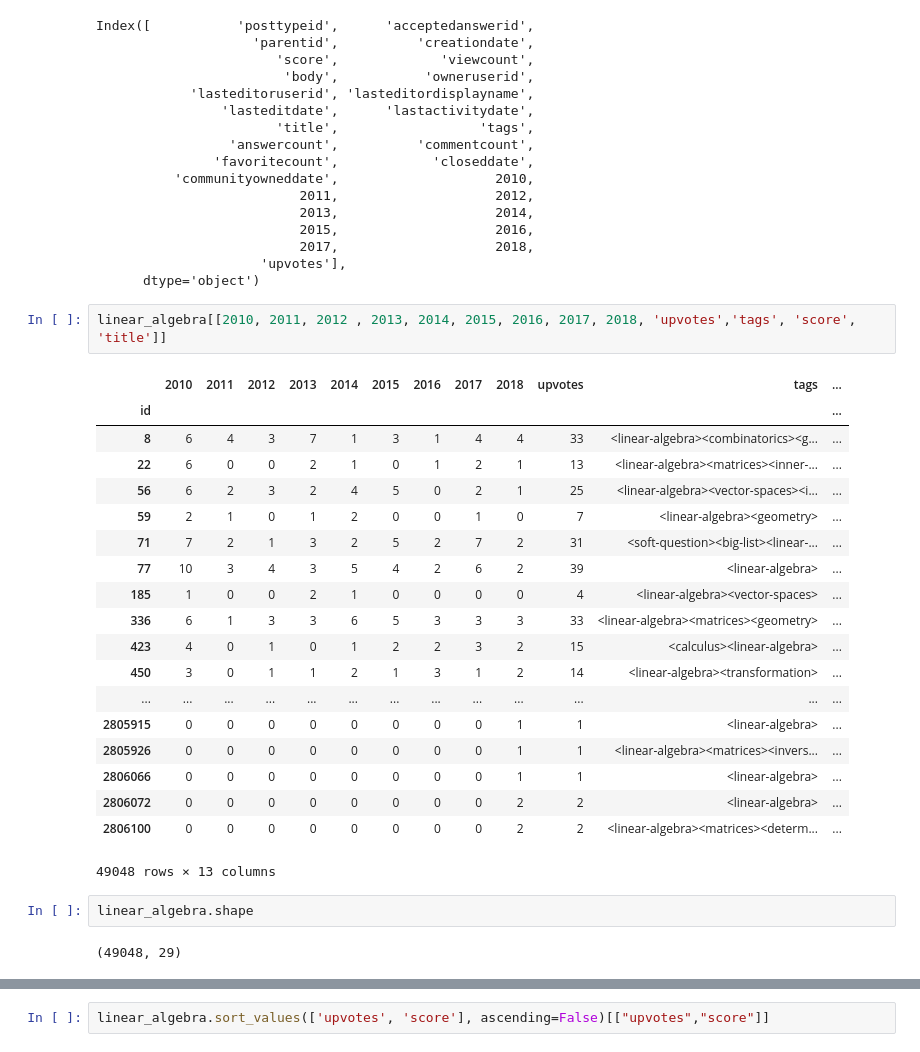
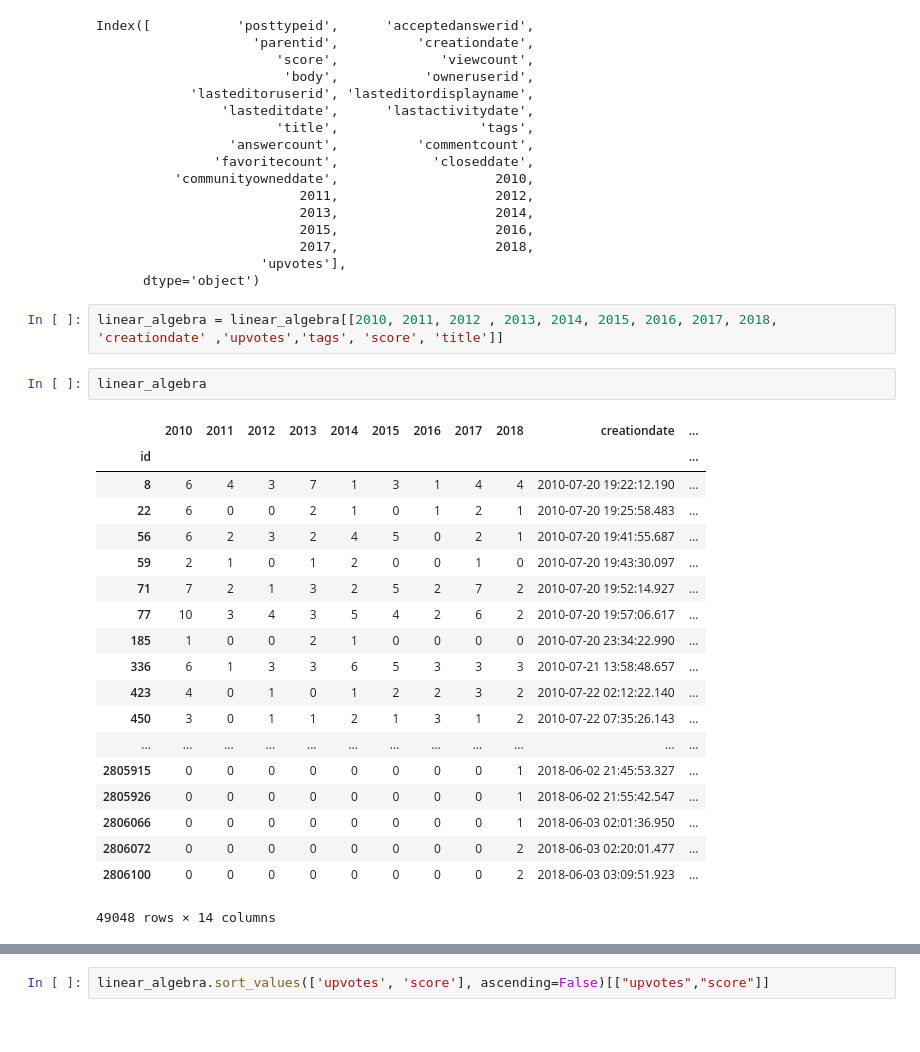
Before and after one commit to charlieanna/coop, a Jupyter notebook: question_comparison.ipynb, the cells around one changed output, grey strips where cells are left out. Saved outputs shown, nothing was run; the diff lists cells and outputs as text.

```diff
--- a/question_comparison.ipynb
+++ b/question_comparison.ipynb
@@ -407,31 +394,29 @@ Index([           'posttypeid',      'acceptedanswerid',
                      'upvotes'],
       dtype='object')
 # %%
-linear_algebra[[2010, 2011, 2012 , 2013, 2014, 2015, 2016, 2017, 2018, 'upvotes','tags', 'score', 'title']]
+linear_algebra = linear_algebra[[2010, 2011, 2012 , 2013, 2014, 2015, 2016, 2017, 2018, 'creationdate' ,'upvotes','tags', 'score', 'title']]
-# %% [output]
-|  | 2010 | 2011 | 2012 | 2013 | 2014 | 2015 | 2016 | 2017 | 2018 | upvotes | tags | ... |
-| id |  |  |  |  |  |  |  |  |  |  |  | ... |
-| 8 | 6 | 4 | 3 | 7 | 1 | 3 | 1 | 4 | 4 | 33 | <linear-algebra><combinatorics><g... | ... |
-| 22 | 6 | 0 | 0 | 2 | 1 | 0 | 1 | 2 | 1 | 13 | <linear-algebra><matrices><inner-... | ... |
-| 56 | 6 | 2 | 3 | 2 | 4 | 5 | 0 | 2 | 1 | 25 | <linear-algebra><vector-spaces><i... | ... |
-| 59 | 2 | 1 | 0 | 1 | 2 | 0 | 0 | 1 | 0 | 7 | <linear-algebra><geometry> | ... |
-| 71 | 7 | 2 | 1 | 3 | 2 | 5 | 2 | 7 | 2 | 31 | <soft-question><big-list><linear-... | ... |
-| 77 | 10 | 3 | 4 | 3 | 5 | 4 | 2 | 6 | 2 | 39 | <linear-algebra> | ... |
-| 185 | 1 | 0 | 0 | 2 | 1 | 0 | 0 | 0 | 0 | 4 | <linear-algebra><vector-spaces> | ... |
-| 336 | 6 | 1 | 3 | 3 | 6 | 5 | 3 | 3 | 3 | 33 | <linear-algebra><matrices><geometry> | ... |
-| 423 | 4 | 0 | 1 | 0 | 1 | 2 | 2 | 3 | 2 | 15 | <calculus><linear-algebra> | ... |
-| 450 | 3 | 0 | 1 | 1 | 2 | 1 | 3 | 1 | 2 | 14 | <linear-algebra><transformation> | ... |
-| ... | ... | ... | ... | ... | ... | ... | ... | ... | ... | ... | ... | ... |
-| 2805915 | 0 | 0 | 0 | 0 | 0 | 0 | 0 | 0 | 1 | 1 | <linear-algebra> | ... |
-| 2805926 | 0 | 0 | 0 | 0 | 0 | 0 | 0 | 0 | 1 | 1 | <linear-algebra><matrices><invers... | ... |
-| 2806066 | 0 | 0 | 0 | 0 | 0 | 0 | 0 | 0 | 1 | 1 | <linear-algebra> | ... |
-| 2806072 | 0 | 0 | 0 | 0 | 0 | 0 | 0 | 0 | 2 | 2 | <linear-algebra> | ... |
-| 2806100 | 0 | 0 | 0 | 0 | 0 | 0 | 0 | 0 | 2 | 2 | <linear-algebra><matrices><determ... | ... |
-49048 rows × 13 columns
 # %%
-linear_algebra.shape
+linear_algebra
 # %% [output]
+|  | 2010 | 2011 | 2012 | 2013 | 2014 | 2015 | 2016 | 2017 | 2018 | creationdate | ... |
+| id |  |  |  |  |  |  |  |  |  |  | ... |
+| 8 | 6 | 4 | 3 | 7 | 1 | 3 | 1 | 4 | 4 | 2010-07-20 19:22:12.190 | ... |
+| 22 | 6 | 0 | 0 | 2 | 1 | 0 | 1 | 2 | 1 | 2010-07-20 19:25:58.483 | ... |
+| 56 | 6 | 2 | 3 | 2 | 4 | 5 | 0 | 2 | 1 | 2010-07-20 19:41:55.687 | ... |
+| 59 | 2 | 1 | 0 | 1 | 2 | 0 | 0 | 1 | 0 | 2010-07-20 19:43:30.097 | ... |
+| 71 | 7 | 2 | 1 | 3 | 2 | 5 | 2 | 7 | 2 | 2010-07-20 19:52:14.927 | ... |
+| 77 | 10 | 3 | 4 | 3 | 5 | 4 | 2 | 6 | 2 | 2010-07-20 19:57:06.617 | ... |
+| 185 | 1 | 0 | 0 | 2 | 1 | 0 | 0 | 0 | 0 | 2010-07-20 23:34:22.990 | ... |
+| 336 | 6 | 1 | 3 | 3 | 6 | 5 | 3 | 3 | 3 | 2010-07-21 13:58:48.657 | ... |
+| 423 | 4 | 0 | 1 | 0 | 1 | 2 | 2 | 3 | 2 | 2010-07-22 02:12:22.140 | ... |
+| 450 | 3 | 0 | 1 | 1 | 2 | 1 | 3 | 1 | 2 | 2010-07-22 07:35:26.143 | ... |
+| ... | ... | ... | ... | ... | ... | ... | ... | ... | ... | ... | ... |
+| 2805915 | 0 | 0 | 0 | 0 | 0 | 0 | 0 | 0 | 1 | 2018-06-02 21:45:53.327 | ... |
+| 2805926 | 0 | 0 | 0 | 0 | 0 | 0 | 0 | 0 | 1 | 2018-06-02 21:55:42.547 | ... |
+| 2806066 | 0 | 0 | 0 | 0 | 0 | 0 | 0 | 0 | 1 | 2018-06-03 02:01:36.950 | ... |
+| 2806072 | 0 | 0 | 0 | 0 | 0 | 0 | 0 | 0 | 2 | 2018-06-03 02:20:01.477 | ... |
+| 2806100 | 0 | 0 | 0 | 0 | 0 | 0 | 0 | 0 | 2 | 2018-06-03 03:09:51.923 | ... |
-(49048, 29)
+49048 rows × 14 columns
 # %%
 linear_algebra[linear_algebra['upvotes'] > 0].sort_values("upvotes")
 # %% [output]
```
Also changed, not shown: parts of 10 cells of this notebook.
